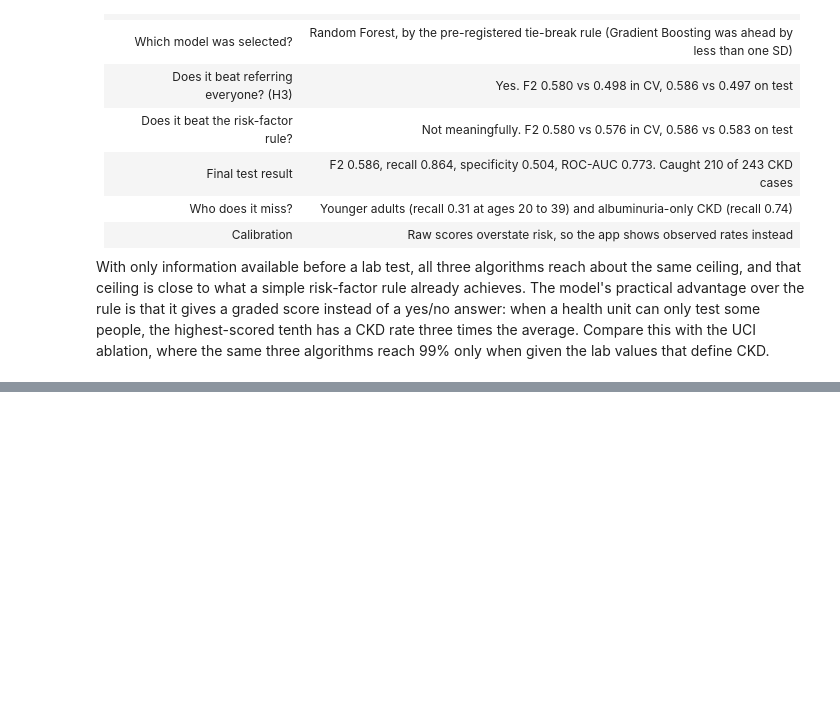
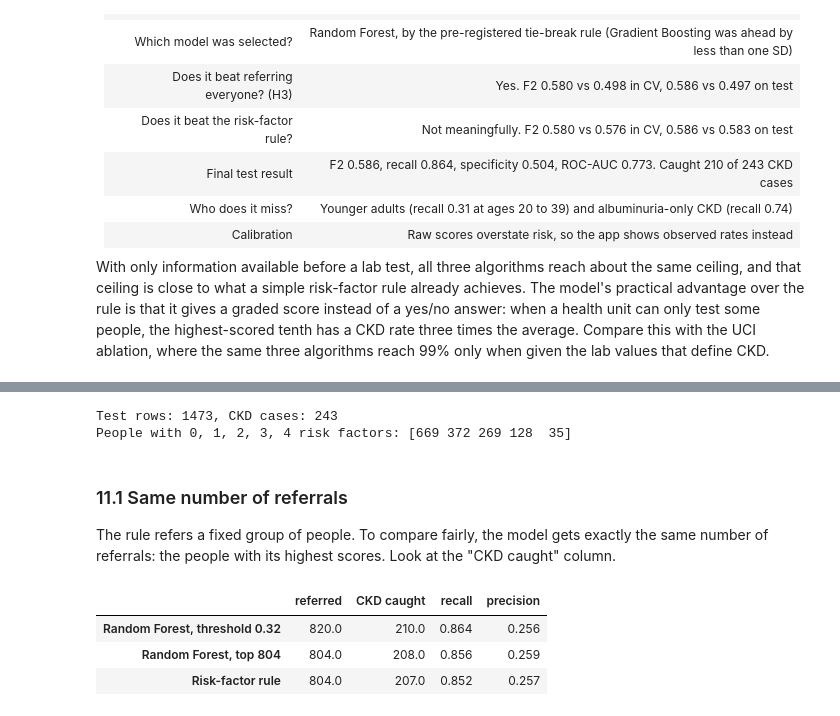
Before and after one commit to 2nieGarcia/intro-ml-final, a Jupyter notebook: notebooks/03_nhanes_modeling.ipynb, the cells around one changed output, grey strips where cells are left out. Saved outputs shown, nothing was run; the diff lists cells and outputs as text; code cells hidden in the pictures; blank space fills up the shorter version.

```diff
--- a/notebooks/03_nhanes_modeling.ipynb
+++ b/notebooks/03_nhanes_modeling.ipynb
@@ -418,0 +431,49 @@ With only information available before a lab test, all three algorithms reach ab
+# %%
+# This section only needs the saved pipeline and the test rows, so it runs on its own after the setup cells
+from sklearn.metrics import fbeta_score
+
+saved_model = joblib.load(MODEL_DIR / "ckd_screening_pipeline.joblib")
+y = y_test.to_numpy()
+
+test_score = saved_model.predict_proba(X_test)[:, 1]  # model score, higher means more likely CKD
+model_refer = saved_model.predict(X_test)  # refer (1) or not (0) at the 0.32 threshold
+rule_refer = risk_factor_rule(X_test).to_numpy()  # the yes/no risk-factor rule from section 2
+
+# points rule: how many of the rule's 4 risk factors a person has (0 to 4), so the rule can rank people too
+rule_points = ((X_test["diabetes"] == "yes").astype(int) + (X_test["told_htn"] == 1).astype(int)
+               + (X_test["any_cvd"] == 1).astype(int) + (X_test["age"] >= 60).astype(int)).to_numpy()
+
+print(f"Test rows: {len(y)}, CKD cases: {y.sum()}")
+print("People with 0, 1, 2, 3, 4 risk factors:", np.bincount(rule_points))
+# %% [output]
+Test rows: 1473, CKD cases: 243
+People with 0, 1, 2, 3, 4 risk factors: [669 372 269 128  35]
+# %% [markdown]
+### 11.1 Same number of referrals
+
+The rule refers a fixed group of people. To compare fairly, the model gets exactly the same number of referrals: the people with its highest scores. Look at the "CKD caught" column.
+# %%
+n_rule = int(rule_refer.sum())  # how many people the rule refers
+
+# give the model exactly the same number of referrals: the n_rule people with its highest scores
+model_top = np.zeros(len(y), dtype=int)
+model_top[np.argsort(-test_score)[:n_rule]] = 1
+
+
+def referral_summary(pred):
+    caught = int((pred * y).sum())
+    return {"referred": int(pred.sum()), "CKD caught": caught,
+            "recall": caught / y.sum(), "precision": caught / pred.sum()}
+
+
+same_capacity = pd.DataFrame({
+    "Random Forest, threshold 0.32": referral_summary(model_refer),
+    f"Random Forest, top {n_rule}": referral_summary(model_top),
+    "Risk-factor rule": referral_summary(rule_refer),
+}).T
+same_capacity.round(3)
+# %% [output]
+|  | referred | CKD caught | recall | precision |
+| Random Forest, threshold 0.32 | 820.0 | 210.0 | 0.864 | 0.256 |
+| Random Forest, top 804 | 804.0 | 208.0 | 0.856 | 0.259 |
+| Risk-factor rule | 804.0 | 207.0 | 0.852 | 0.257 |
```
Also changed, not shown: parts of 12 cells of this notebook, 3 other files.
